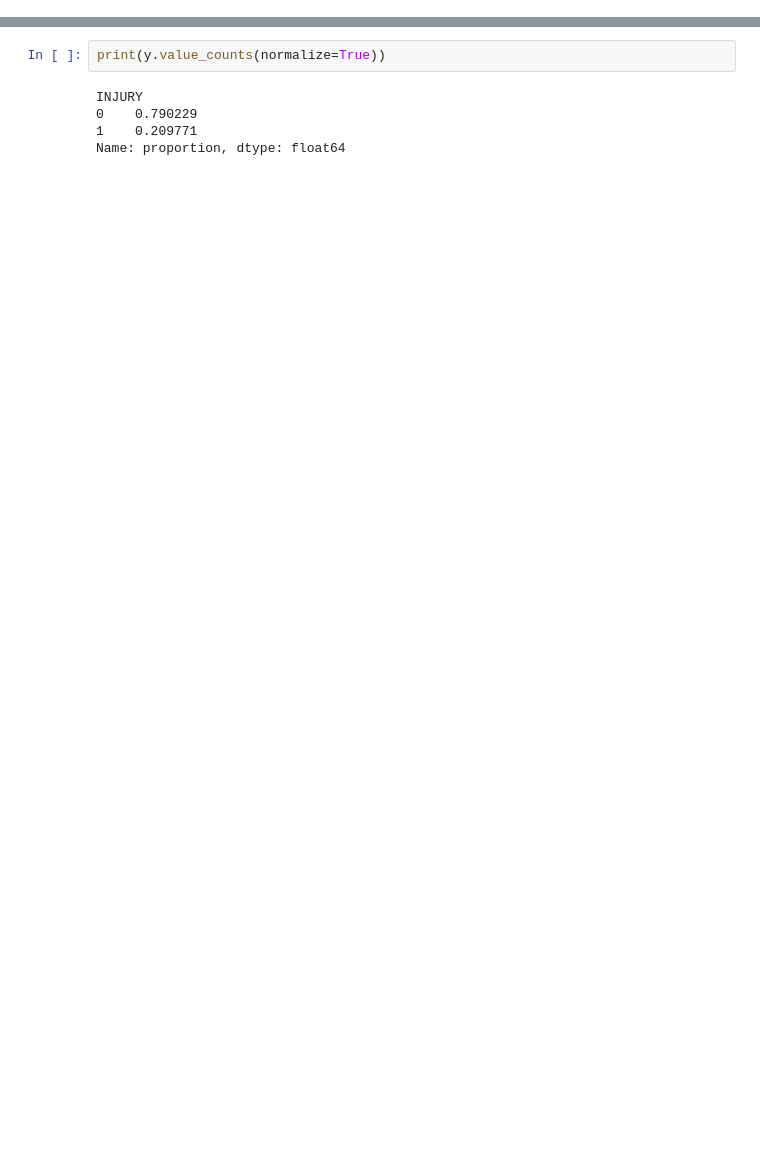
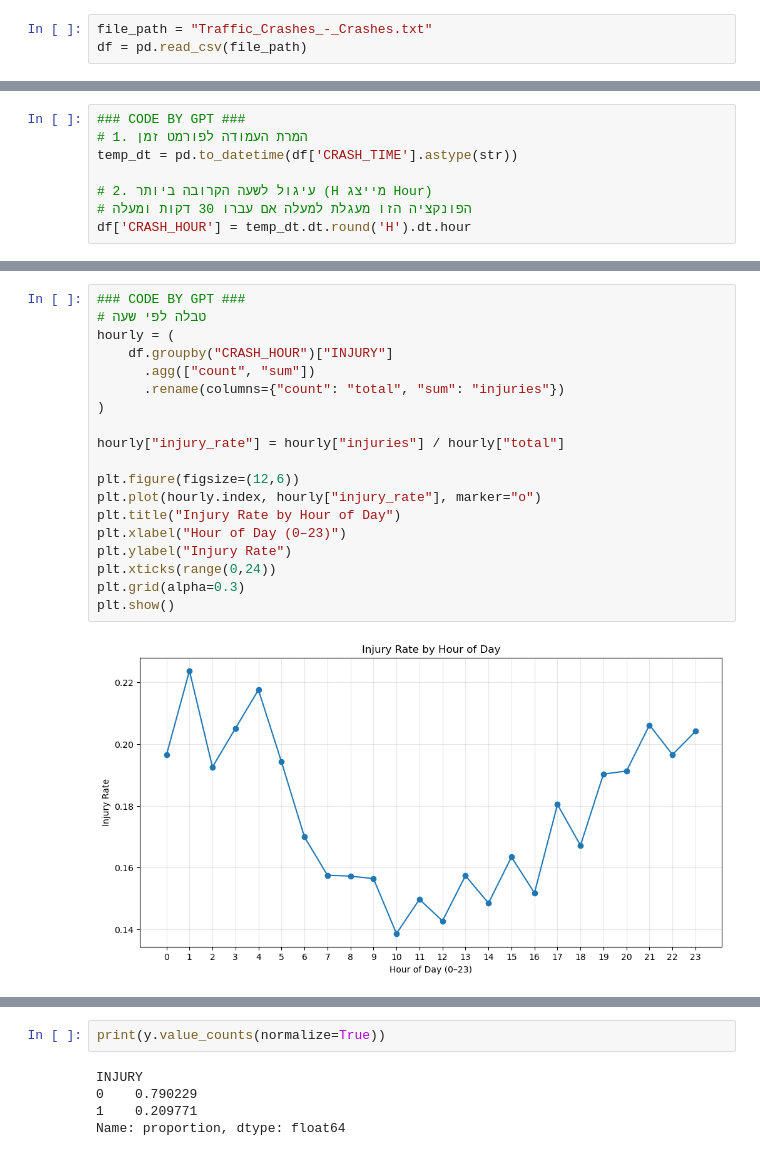
Before and after one commit to edenmisan/project, a Jupyter notebook: project.ipynb, the cells around one changed output, grey strips where cells are left out. Cells and saved outputs as stored; diff of their text form; blank space fills up the shorter version.

```diff
--- a/project.ipynb
+++ b/project.ipynb
@@ -66,0 +85,3 @@ df = pd.read_csv(file_path)
+# %%
+file_path = "Traffic_Crashes_-_Crashes.txt"
+df = pd.read_csv(file_path)
@@ -121,3 +181,11 @@ df['CRASH_DAY_OF_WEEK'] = df['CRASH_DATE'].dt.weekday
 df['CRASH_DAY_OF_WEEK'] = ((df['CRASH_DAY_OF_WEEK'] + 1) % 7) + 1
 df = df[df['CRASH_YEAR'] == 2025].copy()
 df = df.drop(columns=['CRASH_DATE','CRASH_YEAR'])
+# %%
+### CODE BY GPT ###
+# 1. המרת העמודה לפורמט זמן
+temp_dt = pd.to_datetime(df['CRASH_TIME'].astype(str))
+
+# 2. עיגול לשעה הקרובה ביותר (H מייצג Hour)
+# הפונקציה הזו מעגלת למעלה אם עברו 30 דקות ומעלה
+df['CRASH_HOUR'] = temp_dt.dt.round('H').dt.hour
@@ -123,0 +195,21 @@ df = df.drop(columns=['CRASH_DATE','CRASH_YEAR'])
+# %%
+### CODE BY GPT ###
+# טבלה לפי שעה
+hourly = (
+    df.groupby("CRASH_HOUR")["INJURY"]
+      .agg(["count", "sum"])
+      .rename(columns={"count": "total", "sum": "injuries"})
+)
+
+hourly["injury_rate"] = hourly["injuries"] / hourly["total"]
+
+plt.figure(figsize=(12,6))
+plt.plot(hourly.index, hourly["injury_rate"], marker="o")
+plt.title("Injury Rate by Hour of Day")
+plt.xlabel("Hour of Day (0–23)")
+plt.ylabel("Injury Rate")
+plt.xticks(range(0,24))
+plt.grid(alpha=0.3)
+plt.show()
+# %% [output]
+[figure, added]
```
Also changed, not shown: parts of 84 cells of this notebook.
